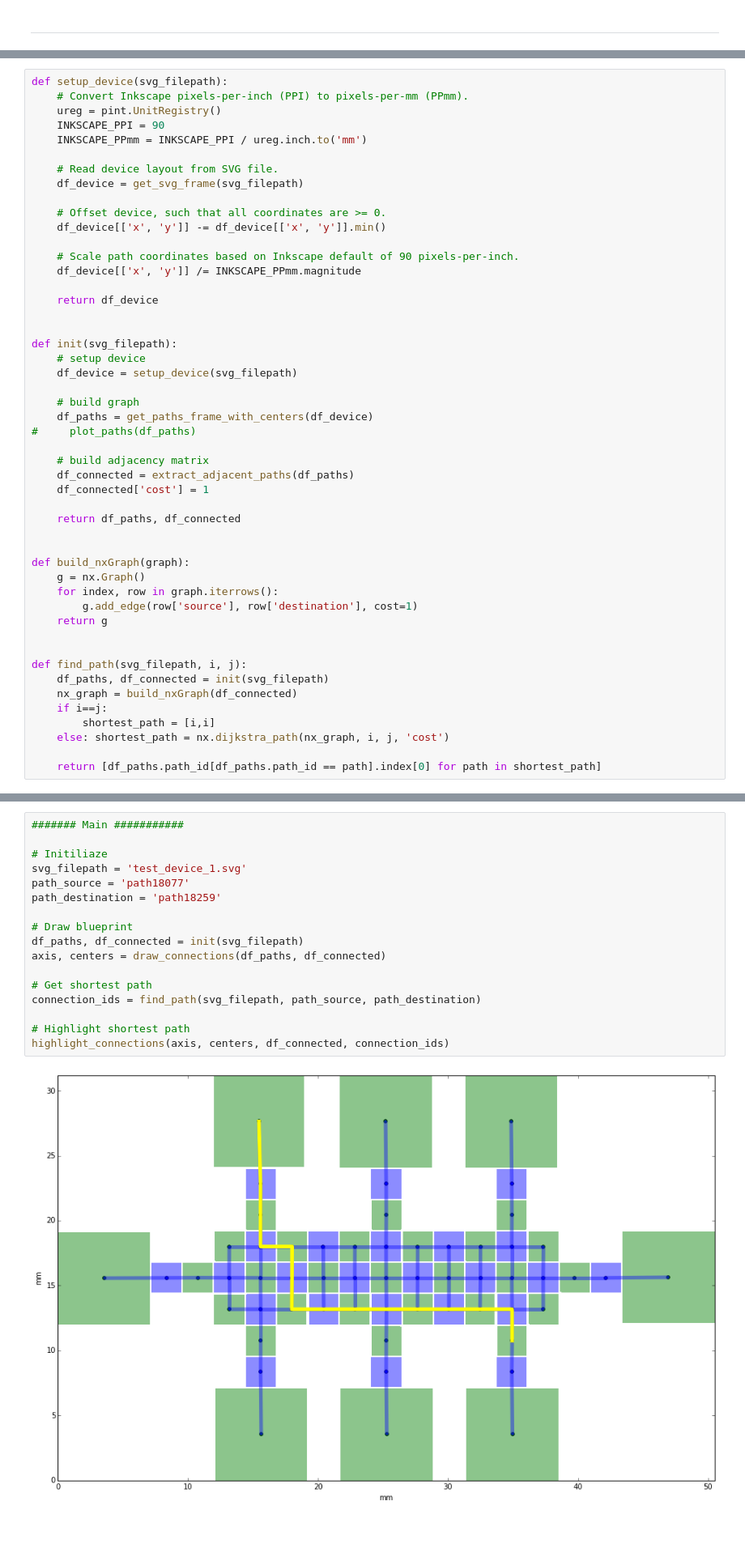
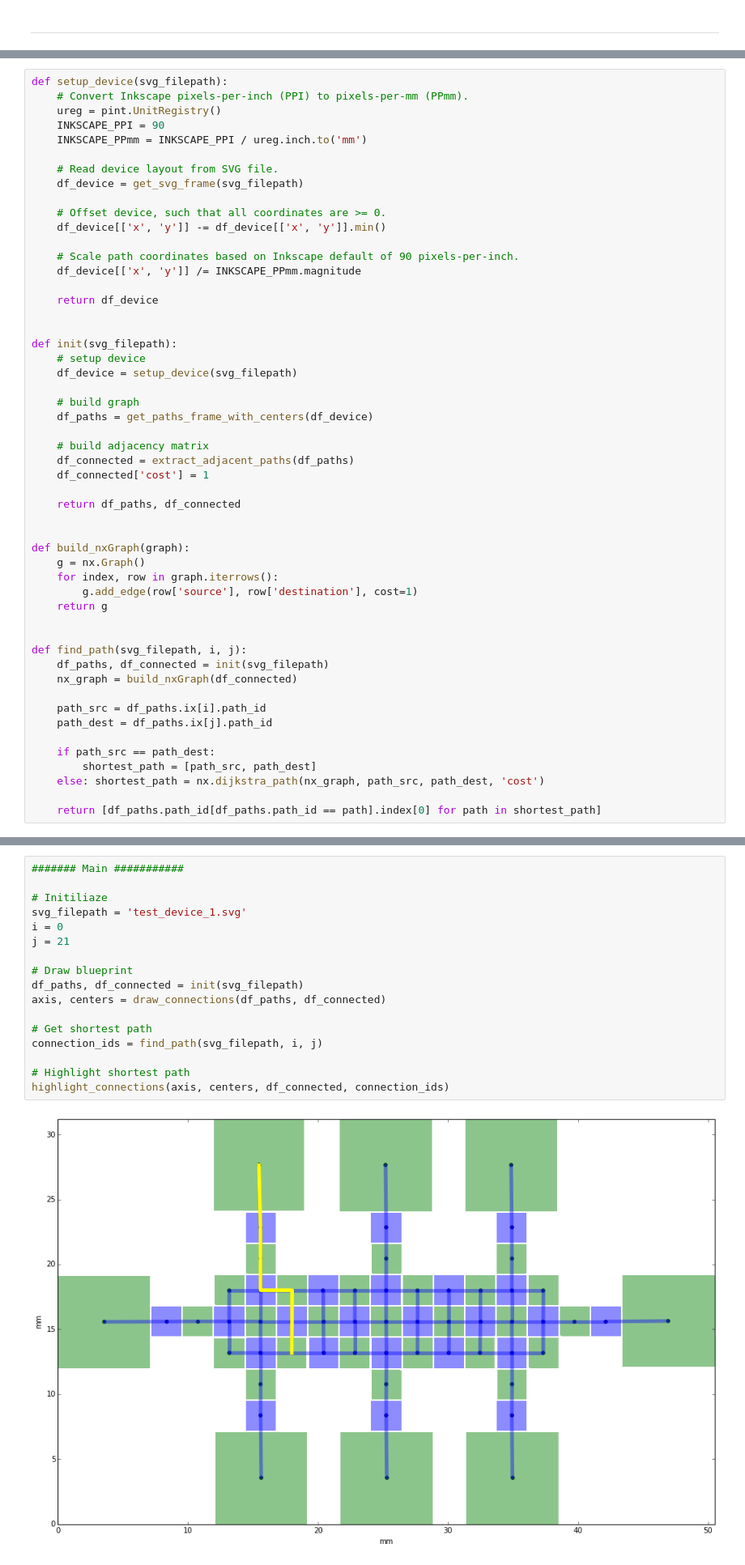
Before and after one commit to ajitpawar/device-connection-graph, a Jupyter notebook: Device connection graph.v4.ipynb, the cells around one changed output, grey strips where cells are left out. Shown: that part at 81% size. Cells and saved outputs as stored; diff of their text form; blank space fills up the shorter version.

Commit message:
update dijkstra's algorithm

```diff
--- a/Device connection graph.v4.ipynb
+++ b/Device connection graph.v4.ipynb
@@ -247,7 +247,6 @@ def init(svg_filepath):
 
     # build graph
     df_paths = get_paths_frame_with_centers(df_device)
-#     plot_paths(df_paths)
 
     # build adjacency matrix
     df_connected = extract_adjacent_paths(df_paths)
@@ -266,8 +265,12 @@ def build_nxGraph(graph):
 def find_path(svg_filepath, i, j):
     df_paths, df_connected = init(svg_filepath)
     nx_graph = build_nxGraph(df_connected)
-    if i==j:
-        shortest_path = [i,i]
-    else: shortest_path = nx.dijkstra_path(nx_graph, i, j, 'cost')
+
+    path_src = df_paths.ix[i].path_id
+    path_dest = df_paths.ix[j].path_id
+
+    if path_src == path_dest:
+        shortest_path = [path_src, path_dest]
+    else: shortest_path = nx.dijkstra_path(nx_graph, path_src, path_dest, 'cost')
 
     return [df_paths.path_id[df_paths.path_id == path].index[0] for path in shortest_path]
@@ -294,19 +277,19 @@ Name: path_id, dtype: object
 # %%
 ####### Main ###########
 
 # Initiliaze
 svg_filepath = 'test_device_1.svg'
-path_source = 'path18077'
-path_destination = 'path18259'
+i = 0
+j = 21
 
 # Draw blueprint
 df_paths, df_connected = init(svg_filepath)
 axis, centers = draw_connections(df_paths, df_connected)
 
 # Get shortest path
-connection_ids = find_path(svg_filepath, path_source, path_destination)
+connection_ids = find_path(svg_filepath, i, j)
 
 # Highlight shortest path
 highlight_connections(axis, centers, df_connected, connection_ids)
 # %% [output]
-[figure, old version]
+[figure, new version]
```
Also changed, not shown: parts of 1 cell of this notebook.
